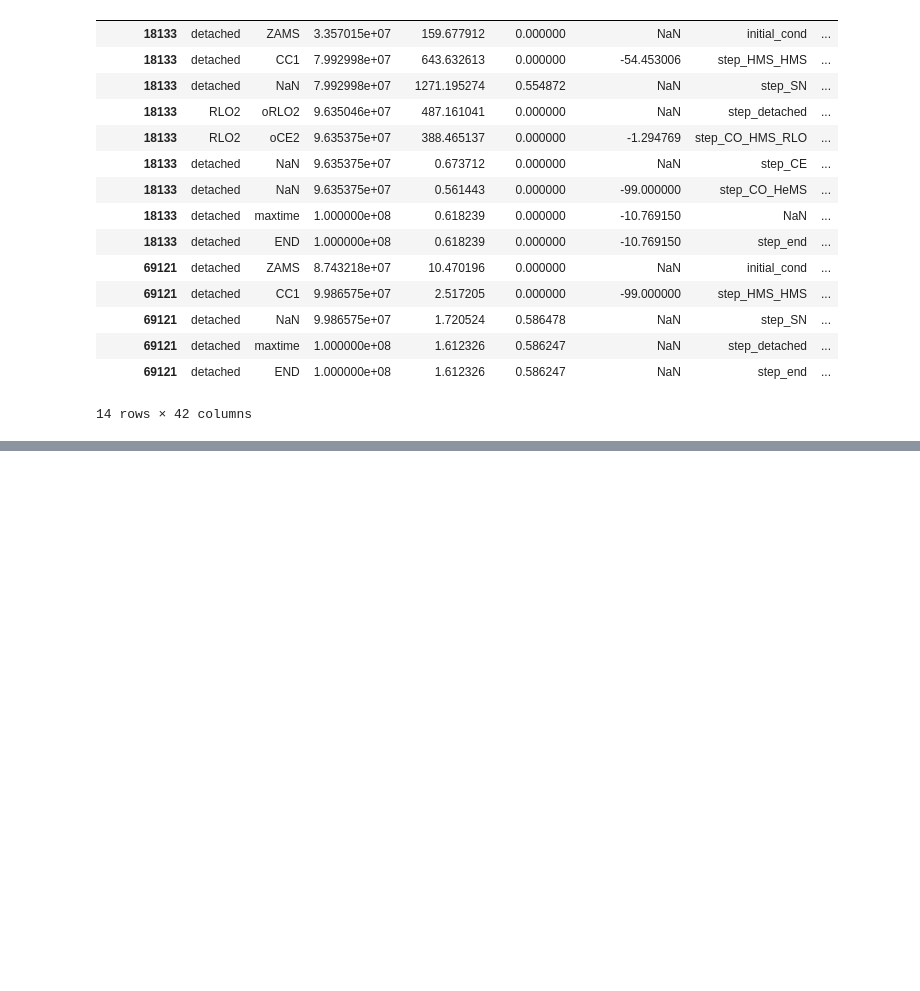
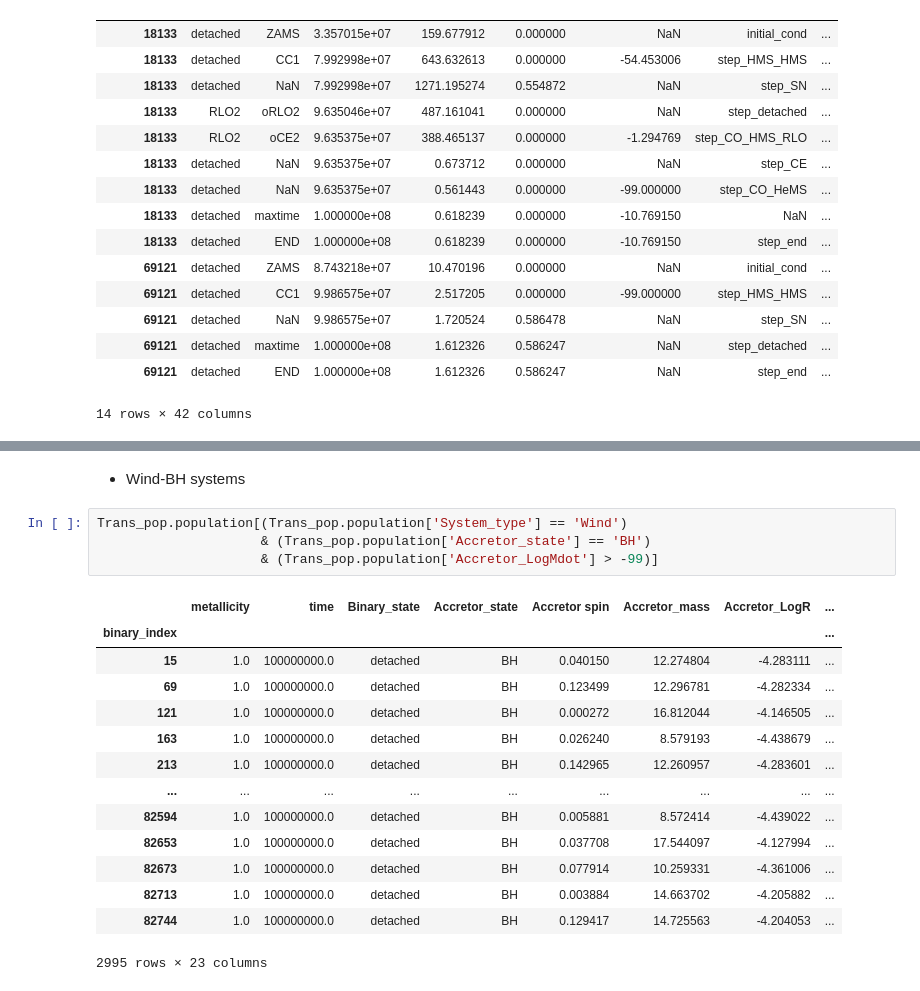
Before and after one commit to AArn80/Master_thesis, a Jupyter notebook: XLF_functions.ipynb, the cells around one changed output, grey strips where cells are left out. Drawn from its saved outputs; the diff is of its cells as text; blank space fills up the shorter version.

```diff
--- a/XLF_functions.ipynb
+++ b/XLF_functions.ipynb
@@ -2217,0 +2243,21 @@ Plot_cumulative_XLF(Trans_pop, Weights)
+# %% [markdown]
+- Wind-BH systems
+# %%
+Trans_pop.population[(Trans_pop.population['System_type'] == 'Wind')
+                     & (Trans_pop.population['Accretor_state'] == 'BH')
+                     & (Trans_pop.population['Accretor_LogMdot'] > -99)]
+# %% [output]
+|  | metallicity | time | Binary_state | Accretor_state | Accretor spin | Accretor_mass | Accretor_LogR | ... |
+| binary_index |  |  |  |  |  |  |  | ... |
+| 15 | 1.0 | 100000000.0 | detached | BH | 0.040150 | 12.274804 | -4.283111 | ... |
+| 69 | 1.0 | 100000000.0 | detached | BH | 0.123499 | 12.296781 | -4.282334 | ... |
+| 121 | 1.0 | 100000000.0 | detached | BH | 0.000272 | 16.812044 | -4.146505 | ... |
+| 163 | 1.0 | 100000000.0 | detached | BH | 0.026240 | 8.579193 | -4.438679 | ... |
+| 213 | 1.0 | 100000000.0 | detached | BH | 0.142965 | 12.260957 | -4.283601 | ... |
+| ... | ... | ... | ... | ... | ... | ... | ... | ... |
+| 82594 | 1.0 | 100000000.0 | detached | BH | 0.005881 | 8.572414 | -4.439022 | ... |
+| 82653 | 1.0 | 100000000.0 | detached | BH | 0.037708 | 17.544097 | -4.127994 | ... |
+| 82673 | 1.0 | 100000000.0 | detached | BH | 0.077914 | 10.259331 | -4.361006 | ... |
+| 82713 | 1.0 | 100000000.0 | detached | BH | 0.003884 | 14.663702 | -4.205882 | ... |
+| 82744 | 1.0 | 100000000.0 | detached | BH | 0.129417 | 14.725563 | -4.204053 | ... |
+2995 rows × 23 columns
```
Also changed, not shown: parts of 44 cells of this notebook, 4 other files.
